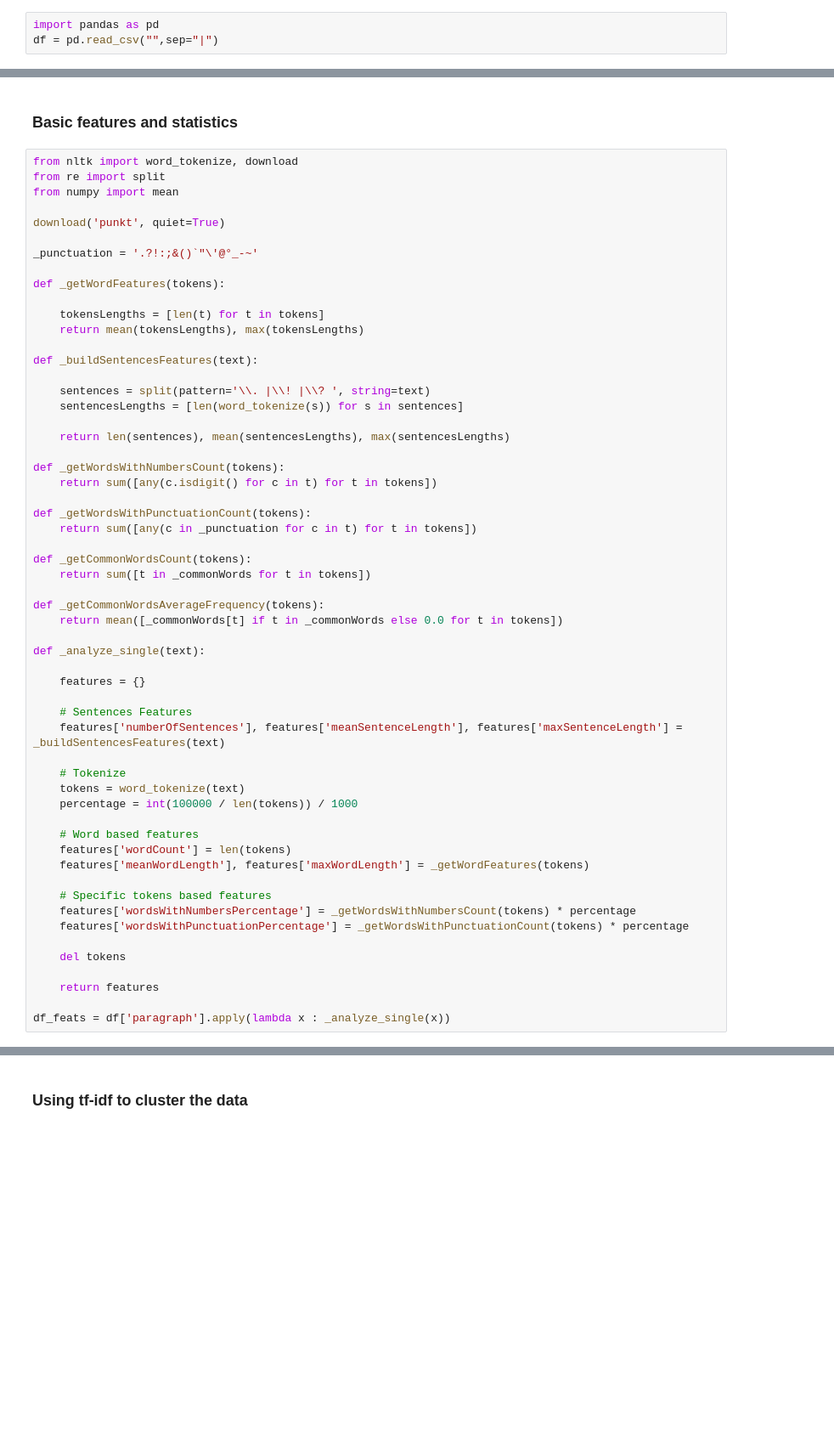
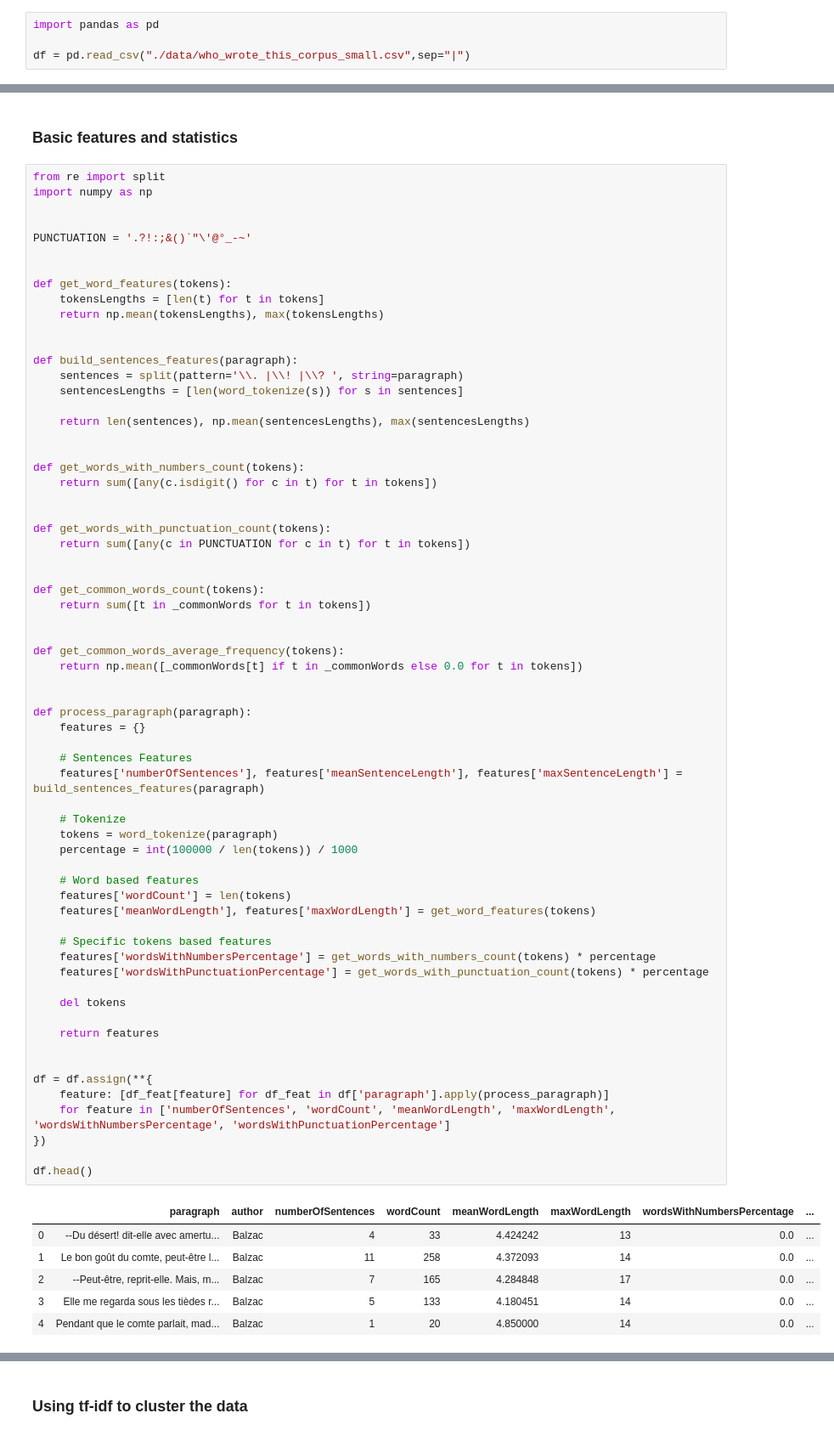
Before and after one commit to avouacr/who-wrote-this, a Jupyter notebook: Project_French_author_classification.ipynb, the cells around one changed output, grey strips where cells are left out. Shown at 85% size. Cells and saved outputs as stored; diff of their text form; blank space fills up the shorter version.

```diff
--- a/Project_French_author_classification.ipynb
+++ b/Project_French_author_classification.ipynb
@@ -120,6 +133,7 @@ In order to make submissions to the challenge, the `ramp-workflow` library is al
 # %%
 import pandas as pd
-df = pd.read_csv("",sep="|")
+
+df = pd.read_csv("./data/who_wrote_this_corpus_small.csv",sep="|")
 # %% [markdown]
 ### Basic text preprocessing
 
@@ -139,59 +179,74 @@ Below is a simple tokenization :
 # %% [markdown]
 ### Basic features and statistics
 # %%
-from nltk import word_tokenize, download
 from re import split
-from numpy import mean
+import numpy as np
 
-download('punkt', quiet=True)
 
-_punctuation = '.?!:;&()`"\'@°_-~'
+PUNCTUATION = '.?!:;&()`"\'@°_-~'
 
-def _getWordFeatures(tokens):
 
+def get_word_features(tokens):
     tokensLengths = [len(t) for t in tokens]
-    return mean(tokensLengths), max(tokensLengths)
+    return np.mean(tokensLengths), max(tokensLengths)
 
-def _buildSentencesFeatures(text):
 
-    sentences = split(pattern='\\. |\\! |\\? ', string=text)
+def build_sentences_features(paragraph):
+    sentences = split(pattern='\\. |\\! |\\? ', string=paragraph)
     sentencesLengths = [len(word_tokenize(s)) for s in sentences]
 
-    return len(sentences), mean(sentencesLengths), max(sentencesLengths)
+    return len(sentences), np.mean(sentencesLengths), max(sentencesLengths)
 
-def _getWordsWithNumbersCount(tokens):
+
+def get_words_with_numbers_count(tokens):
     return sum([any(c.isdigit() for c in t) for t in tokens])
 
-def _getWordsWithPunctuationCount(tokens):
-    return sum([any(c in _punctuation for c in t) for t in tokens])
 
-def _getCommonWordsCount(tokens):
+def get_words_with_punctuation_count(tokens):
+    return sum([any(c in PUNCTUATION for c in t) for t in tokens])
+
+
+def get_common_words_count(tokens):
     return sum([t in _commonWords for t in tokens])
 
-def _getCommonWordsAverageFrequency(tokens):
-    return mean([_commonWords[t] if t in _commonWords else 0.0 for t in tokens])
 
-def _analyze_single(text):
+def get_common_words_average_frequency(tokens):
+    return np.mean([_commonWords[t] if t in _commonWords else 0.0 for t in tokens])
 
+
+def process_paragraph(paragraph):
     features = {}
 
     # Sentences Features
-    features['numberOfSentences'], features['meanSentenceLength'], features['maxSentenceLength'] = _buildSentencesFeatures(text)
+    features['numberOfSentences'], features['meanSentenceLength'], features['maxSentenceLength'] = build_sentences_features(paragraph)
 
     # Tokenize
-    tokens = word_tokenize(text)
+    tokens = word_tokenize(paragraph)
     percentage = int(100000 / len(tokens)) / 1000
 
     # Word based features
     features['wordCount'] = len(tokens)
-    features['meanWordLength'], features['maxWordLength'] = _getWordFeatures(tokens)
+    features['meanWordLength'], features['maxWordLength'] = get_word_features(tokens)
 
     # Specific tokens based features
-    features['wordsWithNumbersPercentage'] = _getWordsWithNumbersCount(tokens) * percentage
-    features['wordsWithPunctuationPercentage'] = _getWordsWithPunctuationCount(tokens) * percentage
+    features['wordsWithNumbersPercentage'] = get_words_with_numbers_count(tokens) * percentage
+    features['wordsWithPunctuationPercentage'] = get_words_with_punctuation_count(tokens) * percentage
 
     del tokens
 
     return features
 
-df_feats = df['paragraph'].apply(lambda x : _analyze_single(x))
+
+df = df.assign(**{
+    feature: [df_feat[feature] for df_feat in df['paragraph'].apply(process_paragraph)]
+    for feature in ['numberOfSentences', 'wordCount', 'meanWordLength', 'maxWordLength', 'wordsWithNumbersPercentage', 'wordsWithPunctuationPercentage']
+})
+
+df.head()
+# %% [output]
+|  | paragraph | author | numberOfSentences | wordCount | meanWordLength | maxWordLength | wordsWithNumbersPercentage | ... |
+| 0 | --Du désert! dit-elle avec amertu... | Balzac | 4 | 33 | 4.424242 | 13 | 0.0 | ... |
+| 1 | Le bon goût du comte, peut-être l... | Balzac | 11 | 258 | 4.372093 | 14 | 0.0 | ... |
+| 2 | --Peut-être, reprit-elle. Mais, m... | Balzac | 7 | 165 | 4.284848 | 17 | 0.0 | ... |
+| 3 | Elle me regarda sous les tièdes r... | Balzac | 5 | 133 | 4.180451 | 14 | 0.0 | ... |
+| 4 | Pendant que le comte parlait, mad... | Balzac | 1 | 20 | 4.850000 | 14 | 0.0 | ... |
```
Also changed, not shown: parts of 15 cells of this notebook.
